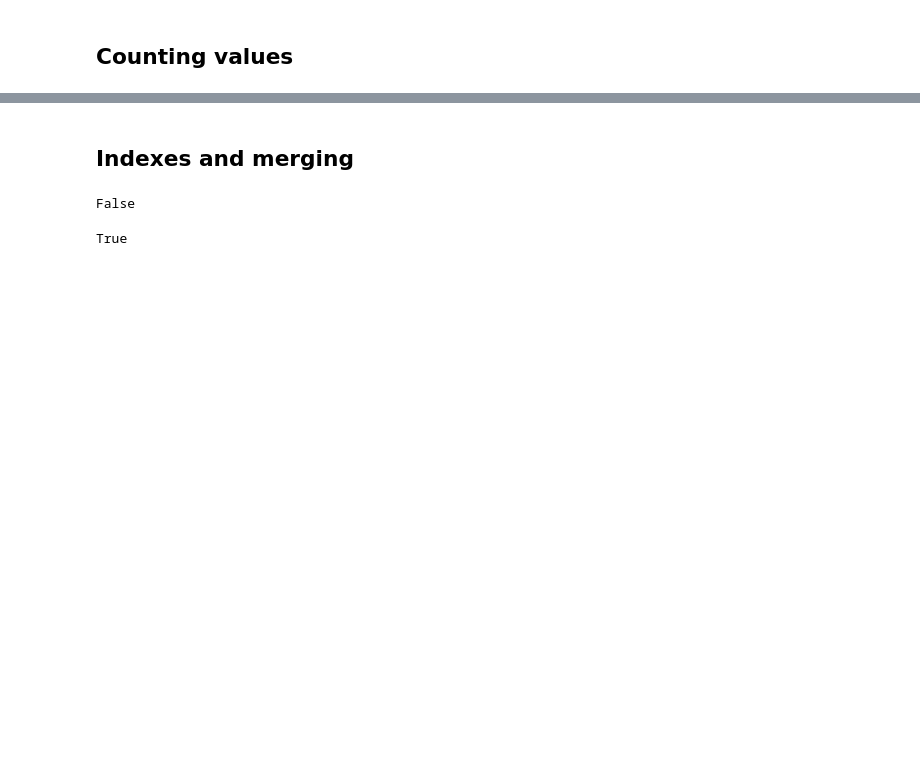
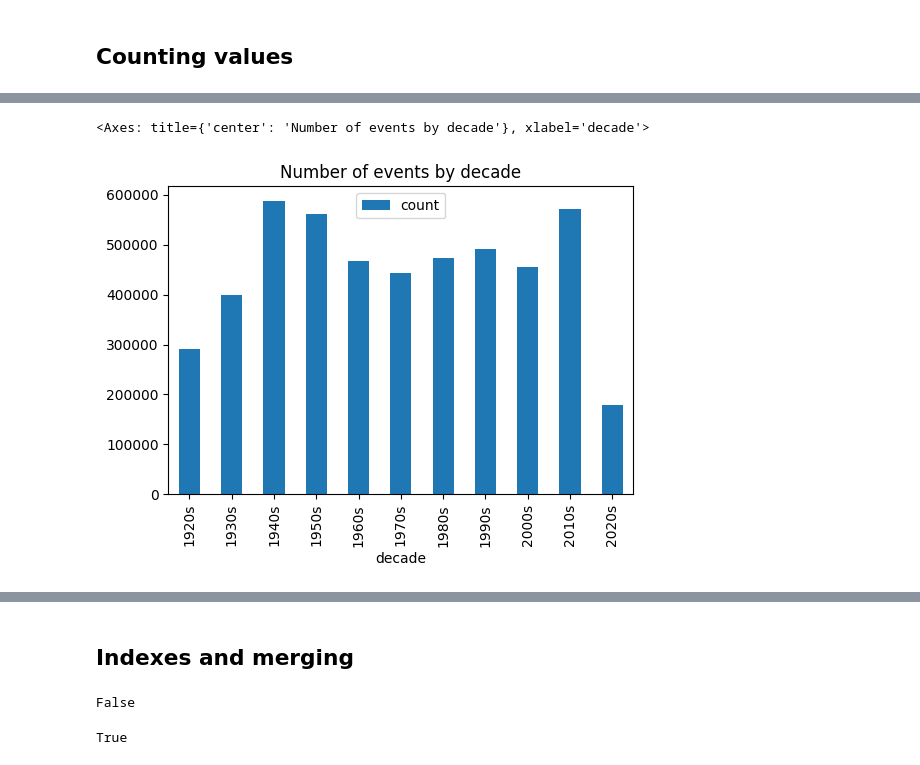
Before and after one commit to mromanello/ADA-UniGe, a Jupyter notebook: notebooks/1.4 Skills Pandas.ipynb, the cells around one changed output, grey strips where cells are left out. Saved outputs shown, nothing was run; the diff lists cells and outputs as text; code cells hidden in the pictures; blank space fills up the shorter version.

```diff
--- a/notebooks/1.4 Skills Pandas.ipynb
+++ b/notebooks/1.4 Skills Pandas.ipynb
@@ -507,0 +651,3 @@ ax.figure.savefig('../data/textent_plot.png')
+# %%
+# this cell is quite complex, so let's break it down
+toy_df['decade'] = toy_df.date.map(lambda x: f"{str(x.year)[:-1]}0s")
@@ -507,0 +670,12 @@ ax.figure.savefig('../data/textent_plot.png')
+# %%
+df_events_by_decade = pd.pivot_table(
+    toy_df,
+    index=['decade'],
+    values=['count'],
+    aggfunc='sum'
+)
+# %%
+df_events_by_decade.plot(kind='bar', figsize=(6, 4), title='Number of events by decade')
+# %% [output]
+<Axes: title={'center': 'Number of events by decade'}, xlabel='decade'>
+[figure, added]
```
Also changed, not shown: parts of 133 cells of this notebook, 1 other file.
